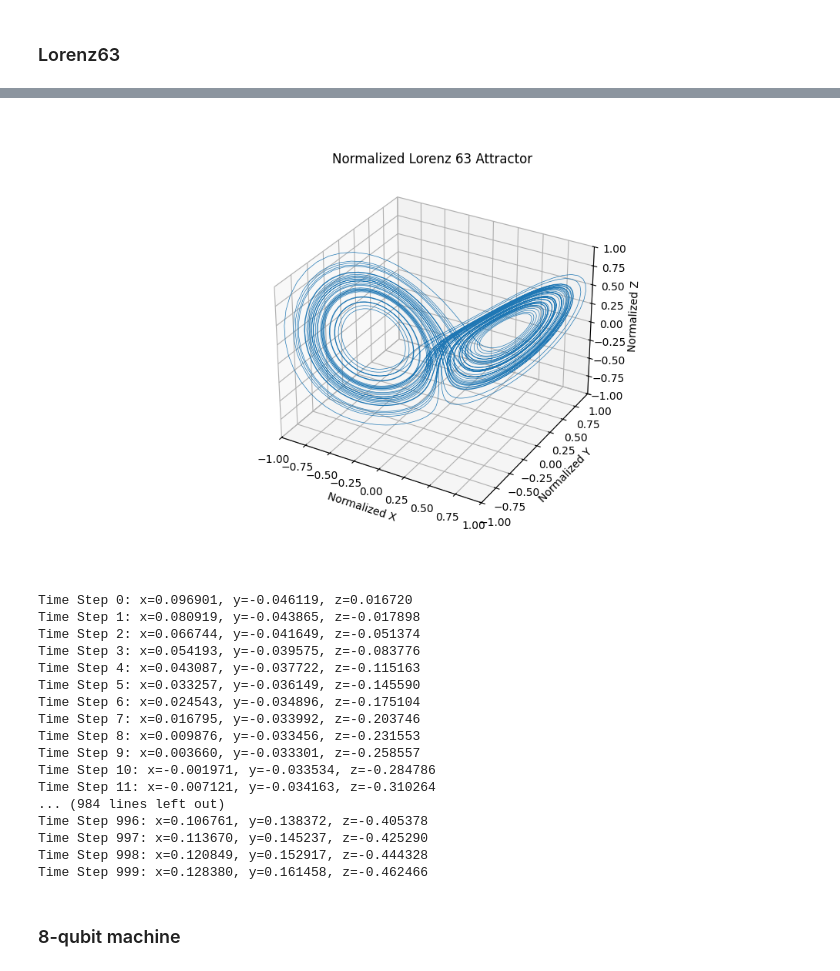
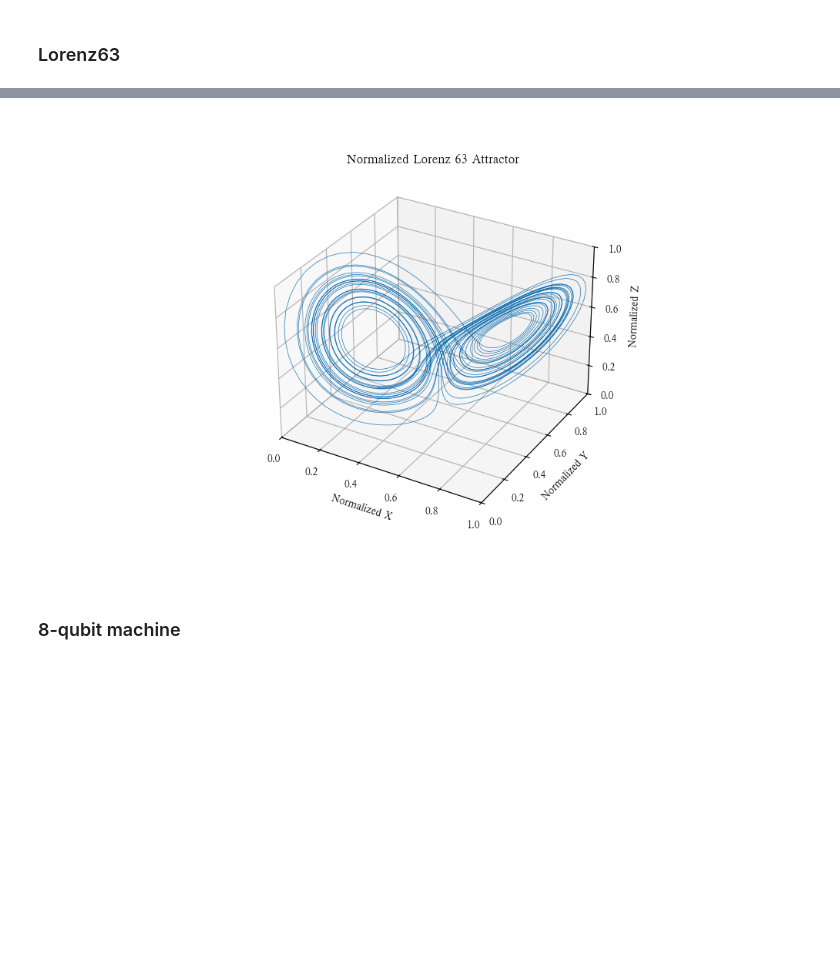
Before and after one commit to yyd6190/QRC_project1, a Jupyter notebook: 8q-v.ipynb, the cells around one changed output, grey strips where cells are left out. Saved outputs shown, nothing was run; the diff lists cells and outputs as text; code cells hidden in the pictures; blank space fills up the shorter version.

```diff
--- a/8q-v.ipynb
+++ b/8q-v.ipynb
@@ -3,8 +3,13 @@
 # %%
 import numpy as np
 import matplotlib.pyplot as plt
+import matplotlib
+matplotlib.rc("font",family='Kai')
+plt.rcParams['axes.unicode_minus'] =False
 from pyqpanda import *
+from scipy.integrate import solve_ivp
 from sklearn.linear_model import Ridge
+from sklearn.metrics import mean_squared_error
 from mpl_toolkits.mplot3d import Axes3D
 %matplotlib widget
 # %% [markdown]
@@ -26,67 +108,49 @@ def L63_rhs(x, sigma=10.0, rho=28.0, beta=8/3):
     dx[2] = x[0]*x[1] - beta*x[2]
     return dx
 
-def integrate_lorenz63(x0, num_steps=5000, dt=0.01):
+def integrate_lorenz63(x0, num_steps=3500, dt=0.01):
     """执行数值积分"""
     trajectory = np.zeros((num_steps, 3))
     trajectory[0] = x0
     for t in range(1, num_steps):
         trajectory[t] = RK45(trajectory[t-1], L63_rhs, dt)
     return trajectory
 
 def normalize_trajectory(trajectory):
-    """将轨迹归一化到[-1, 1]范围"""
+    """将轨迹归一化到[0, 1]范围"""
     # 计算每个坐标轴的极值
     mins = np.min(trajectory, axis=0)
     maxs = np.max(trajectory, axis=0)
 
     # 线性归一化公式：new = 2*(original - min)/(max - min) - 1
-    normalized = 2 * (trajectory - mins) / (maxs - mins) - 1
+    normalized = (trajectory - mins) / (maxs - mins)
     return normalized
 
 # 参数设置
 x0 = np.array([1.508870, -1.531271, 25.46091])  # 混沌初值
 traj = integrate_lorenz63(x0)
 
 # 应用归一化
 traj_normalized = normalize_trajectory(traj)
 
+# 划分训练集和测试集
+train_data = traj_normalized[:3000]
+test_data = traj_normalized[3000:3500]
+
 # 绘制归一化后的轨迹
 fig = plt.figure(figsize=(10,6))
 ax = fig.add_subplot(111, projection='3d')
 ax.plot(traj_normalized[:,0], traj_normalized[:,1], traj_normalized[:,2], lw=0.5)
-ax.set_xlim([-1, 1])
-ax.set_ylim([-1, 1])
-ax.set_zlim([-1, 1])
+ax.set_xlim([0, 1])
+ax.set_ylim([0, 1])
+ax.set_zlim([0, 1])
 ax.set_xlabel("Normalized X")
 ax.set_ylabel("Normalized Y")
 ax.set_zlabel("Normalized Z")
 plt.title("Normalized Lorenz 63 Attractor")
 plt.show()
-
-# 输出前1000步归一化后的坐标
-for t in range(1000):
-    x_norm, y_norm, z_norm = traj_normalized[t]
-    print(f"Time Step {t}: x={x_norm:.6f}, y={y_norm:.6f}, z={z_norm:.6f}")
 # %% [output]
-[figure, old version]
+[figure, new version]
-Time Step 0: x=0.096901, y=-0.046119, z=0.016720
-Time Step 1: x=0.080919, y=-0.043865, z=-0.017898
-Time Step 2: x=0.066744, y=-0.041649, z=-0.051374
-Time Step 3: x=0.054193, y=-0.039575, z=-0.083776
-Time Step 4: x=0.043087, y=-0.037722, z=-0.115163
-Time Step 5: x=0.033257, y=-0.036149, z=-0.145590
-Time Step 6: x=0.024543, y=-0.034896, z=-0.175104
-Time Step 7: x=0.016795, y=-0.033992, z=-0.203746
-Time Step 8: x=0.009876, y=-0.033456, z=-0.231553
-Time Step 9: x=0.003660, y=-0.033301, z=-0.258557
-Time Step 10: x=-0.001971, y=-0.033534, z=-0.284786
-Time Step 11: x=-0.007121, y=-0.034163, z=-0.310264
-... (984 lines left out)
-Time Step 996: x=0.106761, y=0.138372, z=-0.405378
-Time Step 997: x=0.113670, y=0.145237, z=-0.425290
-Time Step 998: x=0.120849, y=0.152917, z=-0.444328
-Time Step 999: x=0.128380, y=0.161458, z=-0.462466
 # %% [markdown]
 ### 8-qubit machine
 # %%
```
Also changed, not shown: parts of 2 cells of this notebook, 7 other files.
